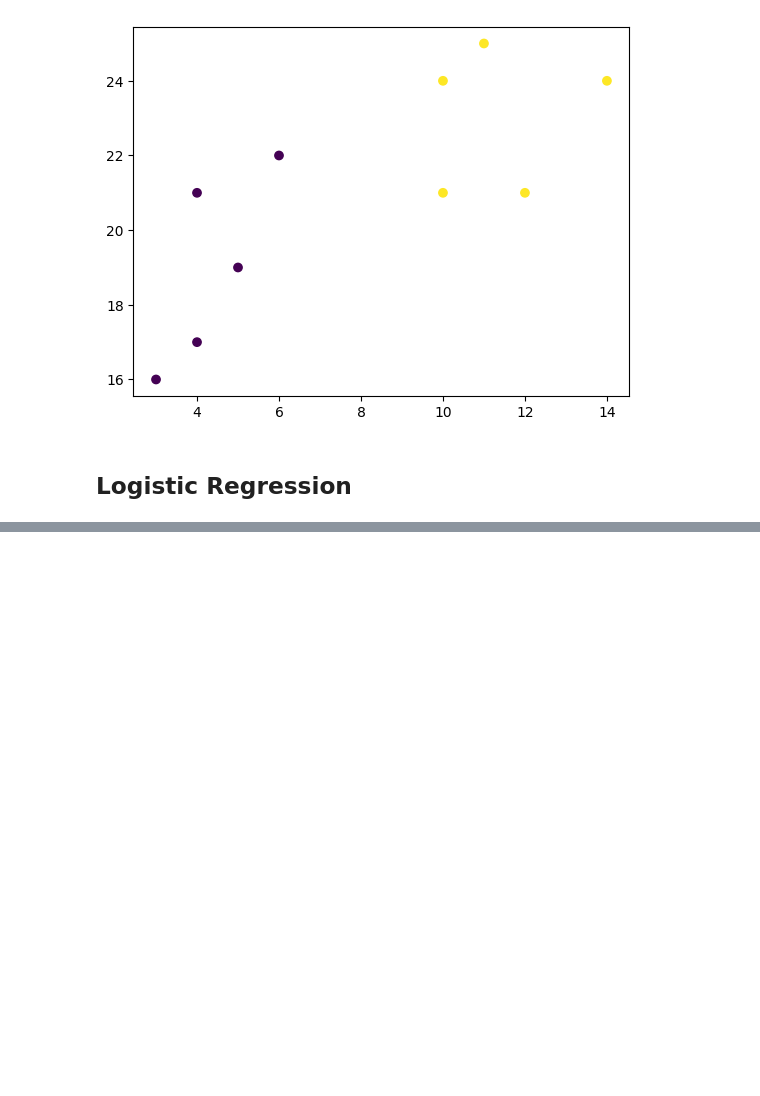
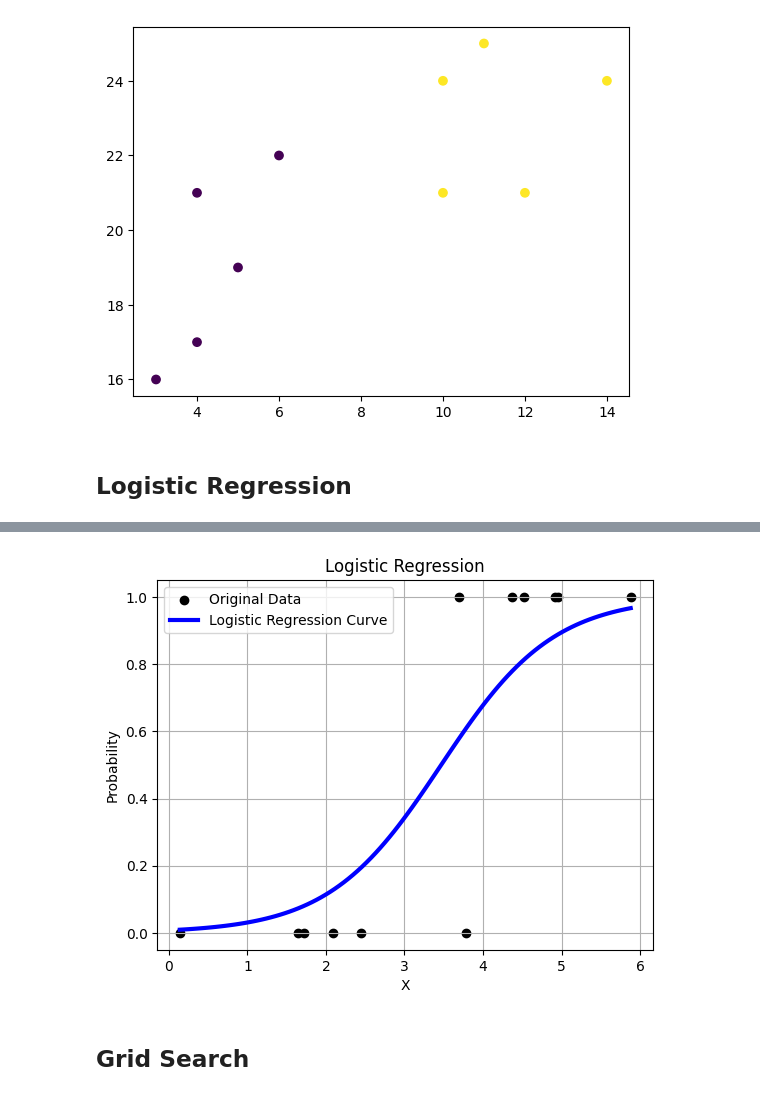
Before and after one commit to dritter321/ml_course, a Jupyter notebook: w3prac_02.ipynb, the cells around one changed output, grey strips where cells are left out. Cells and saved outputs as stored; diff of their text form; code cells hidden in the pictures; blank space fills up the shorter version.

```diff
--- a/w3prac_02.ipynb
+++ b/w3prac_02.ipynb
@@ -200,0 +238,17 @@ plt.show()
+# %%
+import numpy
+from sklearn import linear_model
+
+X = numpy.array([3.78, 2.44, 2.09, 0.14, 1.72, 1.65, 4.92, 4.37, 4.96, 4.52, 3.69, 5.88]).reshape(-1,1)
+y = numpy.array([0, 0, 0, 0, 0, 0, 1, 1, 1, 1, 1, 1])
+
+logr = linear_model.LogisticRegression()
+logr.fit(X,y)
+
+def logit2prob(logr, X):
+  log_odds = logr.coef_ * X + logr.intercept_
+  odds = numpy.exp(log_odds)
+  probability = odds / (1 + odds)
+  return(probability)
+
+print(logit2prob(logr, X))
@@ -200,0 +268,40 @@ plt.show()
+# %%
+import numpy as np
+import matplotlib.pyplot as plt
+from sklearn import linear_model
+
+# Original data
+X = np.array([3.78, 2.44, 2.09, 0.14, 1.72, 1.65, 4.92, 4.37, 4.96, 4.52, 3.69, 5.88]).reshape(-1,1)
+y = np.array([0, 0, 0, 0, 0, 0, 1, 1, 1, 1, 1, 1])
+
+# Fit logistic regression model
+logr = linear_model.LogisticRegression()
+logr.fit(X, y)
+
+# Function to convert logits to probabilities
+def logit2prob(logr, X):
+    log_odds = logr.coef_ * X + logr.intercept_
+    odds = np.exp(log_odds)
+    probability = odds / (1 + odds)
+    return probability
+
+# Generate points for plotting the logistic curve
+X_plot = np.linspace(np.min(X), np.max(X), 100).reshape(-1, 1)
+y_prob = logit2prob(logr, X_plot)
+
+# Plot original data points
+plt.scatter(X, y, color='black', label='Original Data')
+
+# Plot logistic curve
+plt.plot(X_plot, y_prob, color='blue', linewidth=3, label='Logistic Regression Curve')
+
+plt.xlabel('X')
+plt.ylabel('Probability')
+plt.title('Logistic Regression')
+plt.legend()
+plt.grid(True)
+plt.show()
+# %% [output]
+[figure, added]
+# %% [markdown]
+## Grid Search
```
Also changed, not shown: parts of 3 cells of this notebook.
